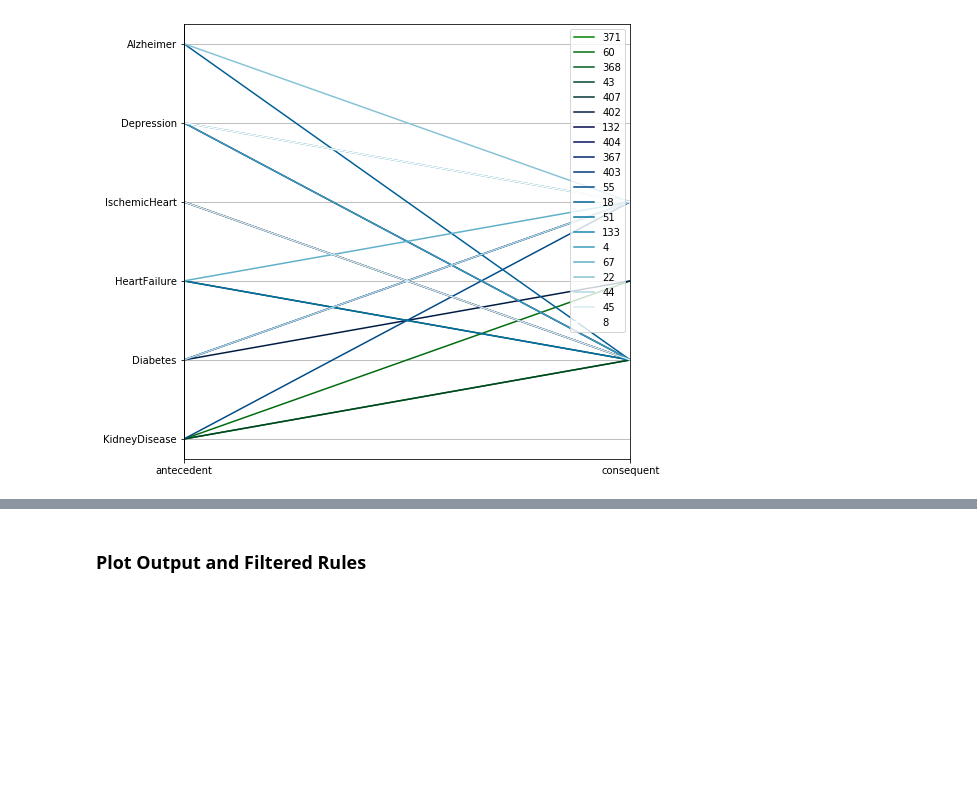
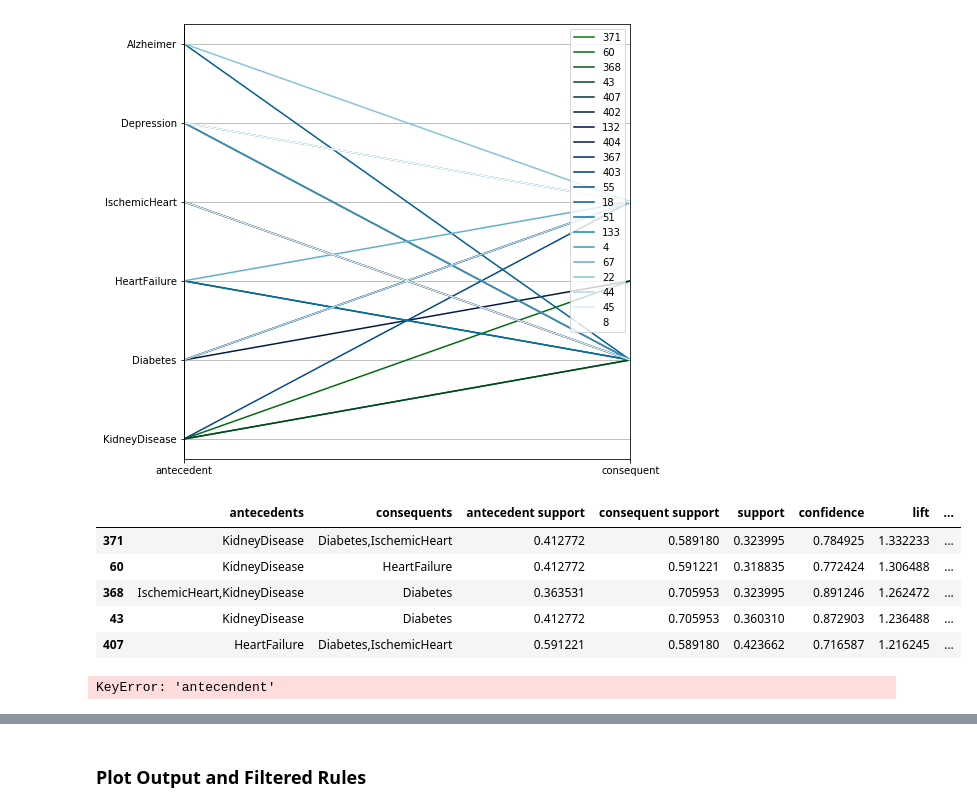
Before and after one commit to DebLeong/HealthCareCapstone, a Jupyter notebook: deb/Market Basket Analysis - illness.ipynb, the cells around one changed output, grey strips where cells are left out. Saved outputs shown, nothing was run; the diff lists cells and outputs as text; code cells hidden in the pictures; blank space fills up the shorter version.

```diff
--- a/deb/Market Basket Analysis - illness.ipynb
+++ b/deb/Market Basket Analysis - illness.ipynb
@@ -415,3 +409,23 @@ plt.show()
 # %% [output]
 TypeError: 'module' object is not callable
 [figure]
+# %%
+rules2.head()
+# %% [output]
+|  | antecedents | consequents | antecedent support | consequent support | support | confidence | lift | ... |
+| 371 | KidneyDisease | Diabetes,IschemicHeart | 0.412772 | 0.589180 | 0.323995 | 0.784925 | 1.332233 | ... |
+| 60 | KidneyDisease | HeartFailure | 0.412772 | 0.591221 | 0.318835 | 0.772424 | 1.306488 | ... |
+| 368 | IschemicHeart,KidneyDisease | Diabetes | 0.363531 | 0.705953 | 0.323995 | 0.891246 | 1.262472 | ... |
+| 43 | KidneyDisease | Diabetes | 0.412772 | 0.705953 | 0.360310 | 0.872903 | 1.236488 | ... |
+| 407 | HeartFailure | Diabetes,IschemicHeart | 0.591221 | 0.589180 | 0.423662 | 0.716587 | 1.216245 | ... |
+# %%
+rules2 = rules1
+rules2['rule'] = rules2['antecendent'] + " => " + rules2['consequent']
+coords2 = rules2[['antecedent','consequent','rule']]
+
+# Generate parallel coordinates plot
+parallel_coordinates(coords2, 'rule', colormap = 'ocean')
+plt.legend(bbox_to_anchor=(0, 5), loc='upper left', ncol=1)
+plt.show()
+# %% [output]
+KeyError: 'antecendent'
```
Also changed, not shown: parts of 8 cells of this notebook, 1 other file.
